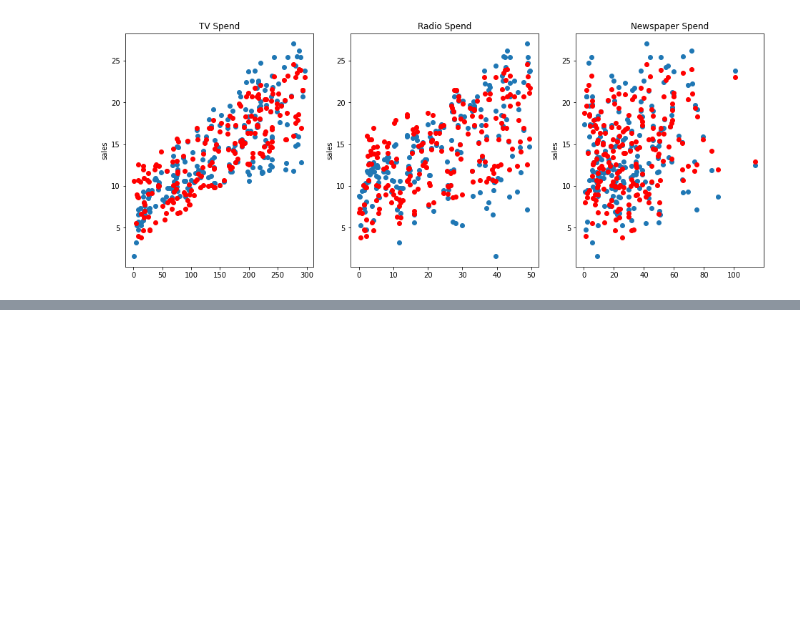
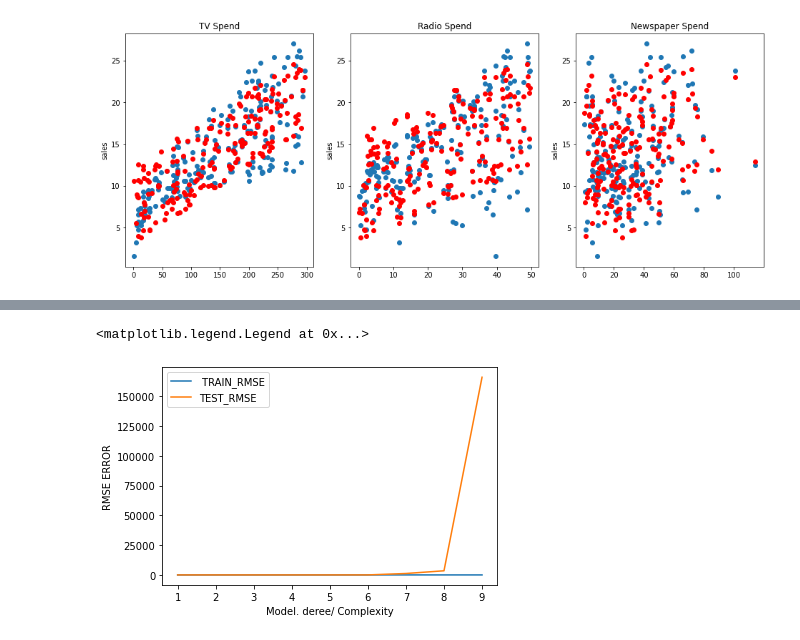
Before and after one commit to nitrospawn/ML_Live_Class, a Jupyter notebook: linear regression/linear_regression.ipynb, the cells around one changed output, grey strips where cells are left out. Saved outputs shown, nothing was run; the diff lists cells and outputs as text; code cells hidden in the pictures; blank space fills up the shorter version.

Commit message:
poly regression

```diff
--- a/linear regression/linear_regression.ipynb
+++ b/linear regression/linear_regression.ipynb
@@ -384,0 +420,7 @@ Text(0.5, 1.0, 'Newspaper Spend')
+# %%
+from sklearn.model_selection import train_test_split
+X_train, X_test, y_train, y_test = train_test_split(poly__feature, y, test_size=0.33, random_state=101)
+# %%
+model1=LinearRegression()
+# %%
+model1.fit(X_train,y_train)
@@ -384,0 +443,20 @@ Text(0.5, 1.0, 'Newspaper Spend')
+# %%
+train_rmse_error = []
+test_rmse_error = []
+
+for n in range(1,10):
+    poly_model1 = PolynomialFeatures(degree=n,include_bias=False)
+    poly_feature = poly_model1.fit_transform(x1)
+    X_train, X_test, y_train, y_test = train_test_split(poly_feature, y, test_size=0.33, random_state=101)
+
+    model2 = LinearRegression()
+    model2.fit(X_train,y_train)
+
+    train_pred =model2.predict(X_train)
+    test_pred = model2.predict(X_test)
+
+    train_rmse = np.sqrt(mean_squared_error(y_train,train_pred))
+    test_rmse = np.sqrt(mean_squared_error(y_test,test_pred))
+
+    train_rmse_error.append(train_rmse)
+    test_rmse_error.append(test_rmse)
@@ -384,0 +475,9 @@ Text(0.5, 1.0, 'Newspaper Spend')
+# %%
+plt.plot(range(1,10),train_rmse_error ,label = " TRAIN_RMSE")
+plt.plot(range(1,10),test_rmse_error,label = "TEST_RMSE")
+plt.xlabel("Model. deree/ Complexity")
+plt.ylabel("RMSE ERROR")
+plt.legend()
+# %% [output]
+<matplotlib.legend.Legend at 0x...>
+[figure, added]
```
Also changed, not shown: parts of 16 cells of this notebook.
